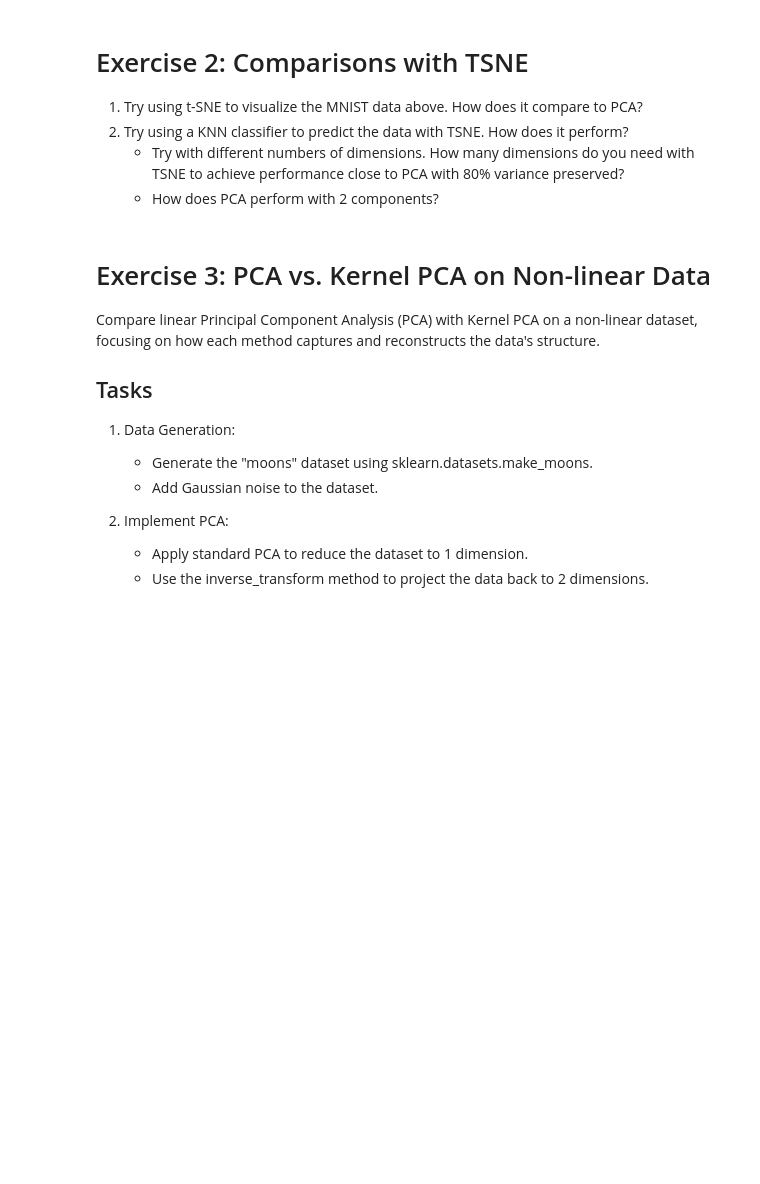
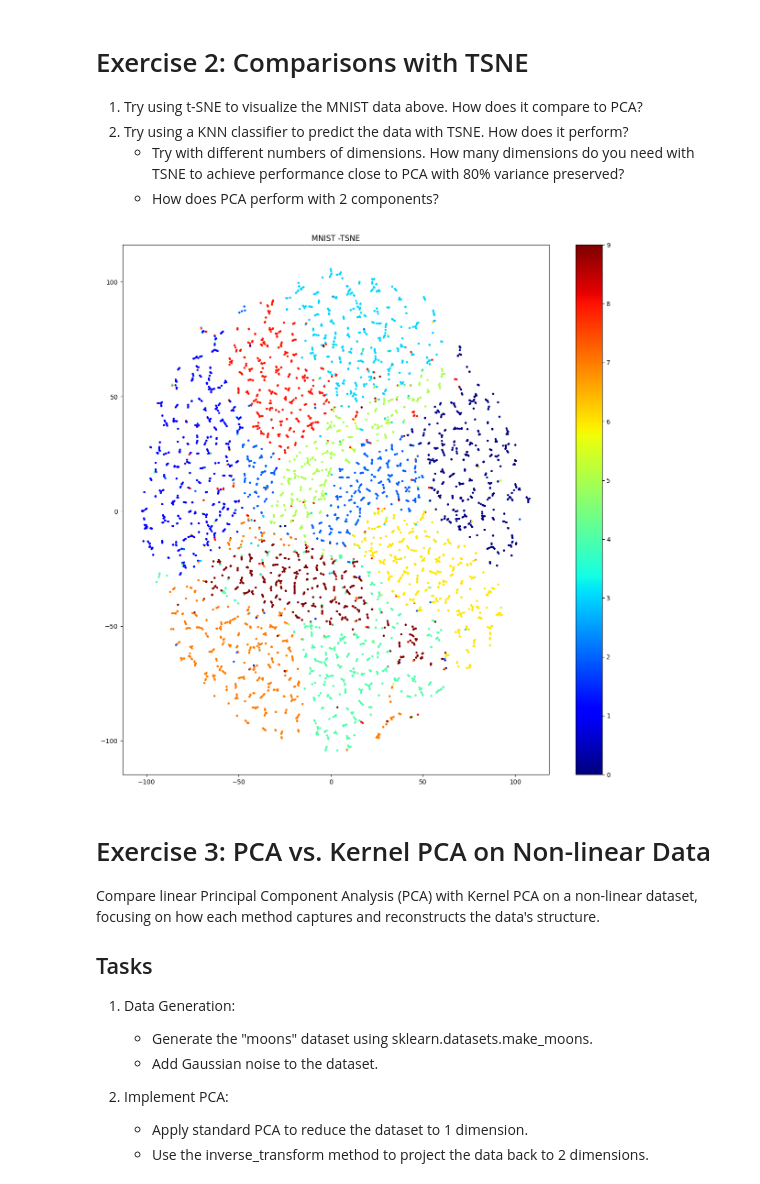
Before and after one commit to SU-IST407-SP25/student-lecture-materials-agsotopl, a Jupyter notebook: 13-week13/lab-exercises.ipynb, the cells around one changed output. Saved outputs shown, nothing was run; the diff lists cells and outputs as text; code cells hidden in the pictures; blank space fills up the shorter version.

```diff
--- a/13-week13/lab-exercises.ipynb
+++ b/13-week13/lab-exercises.ipynb
@@ -114,6 +136,19 @@ print(f"PCA-transformed Data Accuracy: {accuracy_score(y_mnist_test, y_pred_pca)
 2. Try using a KNN classifier to predict the data with TSNE.  How does it perform?
    - Try with different numbers of dimensions.  How many dimensions do you need with TSNE to achieve performance close to PCA with 80% variance preserved?
    - How does PCA perform with 2 components?
+# %%
+from sklearn.manifold import TSNE
+
+tsne = TSNE(n_components=2, random_state= 42, perplexity=2)
+X_tsne = tsne.fit_transform(X_mnist_train)
+
+plt.figure(figsize=(15,15))
+plt.scatter(X_tsne[:,0], X_tsne[:,1], c=y_mnist_train, cmap="jet", s=5)
+plt.colorbar()
+plt.title("MNIST -TSNE")
+plt.show()
+# %% [output]
+[figure, added]
 # %% [markdown]
 # Exercise 3: PCA vs. Kernel PCA on Non-linear Data
 
```
Also changed, not shown: parts of 6 cells of this notebook.
